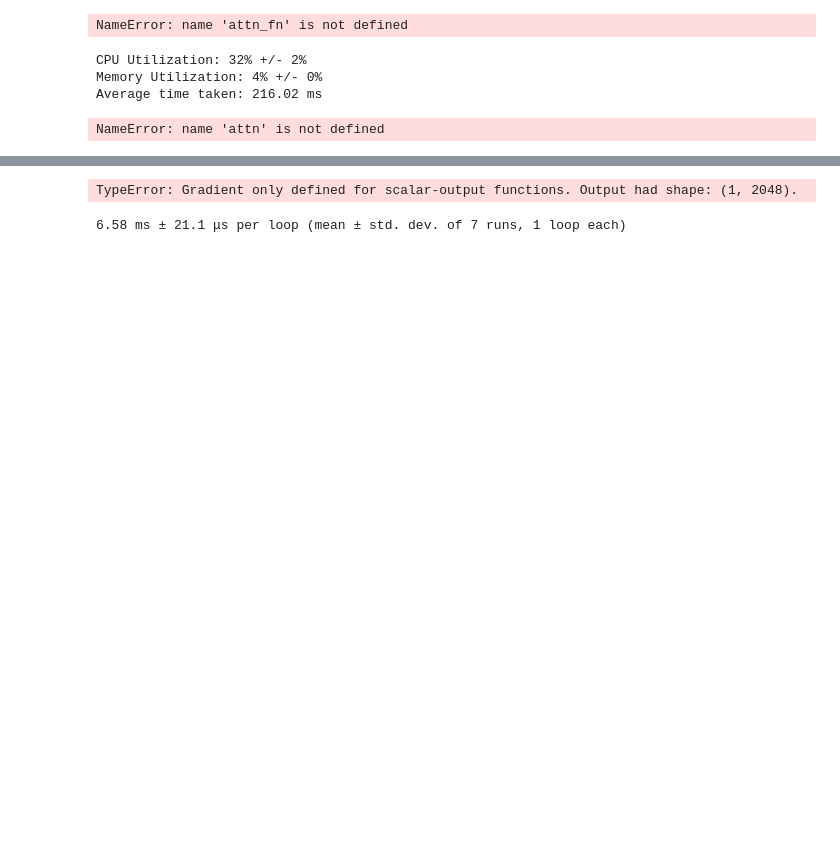
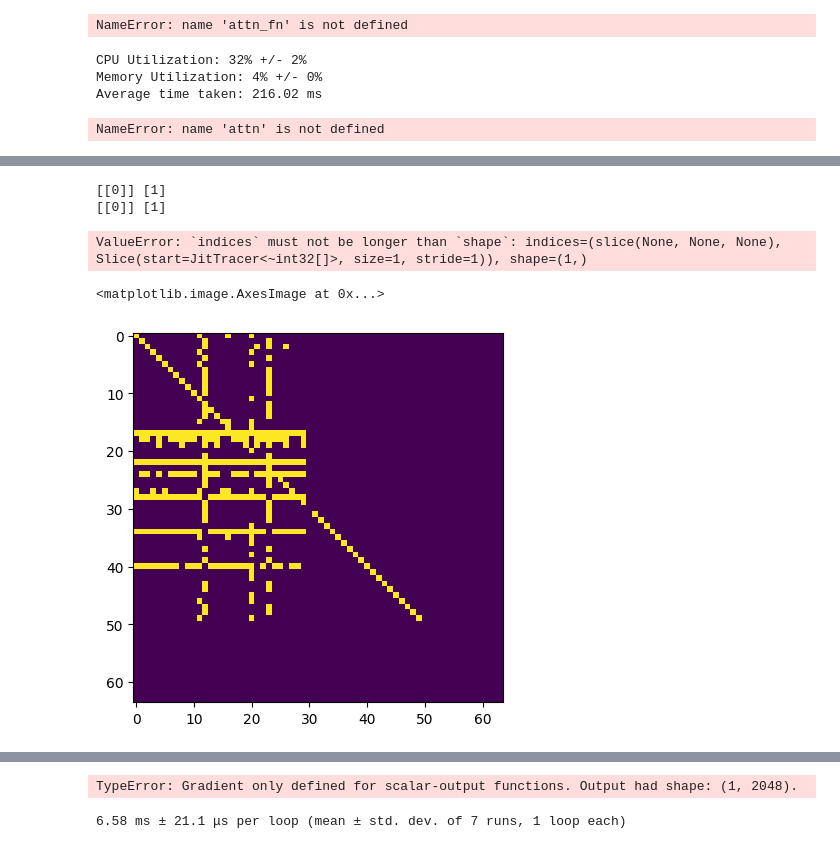
Before and after one commit to mackelab/probjax, a Jupyter notebook: examples/nn/transformers/attention.ipynb, the cells around one changed output, grey strips where cells are left out. Drawn from its saved outputs; the diff is of its cells as text; code cells hidden in the pictures; blank space fills up the shorter version.

```diff
--- a/examples/nn/transformers/attention.ipynb
+++ b/examples/nn/transformers/attention.ipynb
@@ -241,2 +207,8 @@ f_grad_jit = jax.jit(jax.grad(f))
 # %%
-J = jax.jacobian(f)(q[:,:128,:1, :1])
+seq_len = 64
+
+J = jax.jacobian(f)(q[:,:seq_len,:1, :1].astype(jnp.float32)).reshape((seq_len,seq_len))
+# %% [output]
+[[0]] [1]
+[[0]] [1]
+ValueError: `indices` must not be longer than `shape`: indices=(slice(None, None, None), Slice(start=JitTracer<~int32[]>, size=1, stride=1)), shape=(1,)
@@ -243 +217,6 @@ J = jax.jacobian(f)(q[:,:128,:1, :1])
+# %%
+plt.imshow(J > 0)
+# %% [output]
+<matplotlib.image.AxesImage at 0x...>
+[figure, added]
 # %%
```
Also changed, not shown: parts of 29 cells of this notebook, 9 other files.
